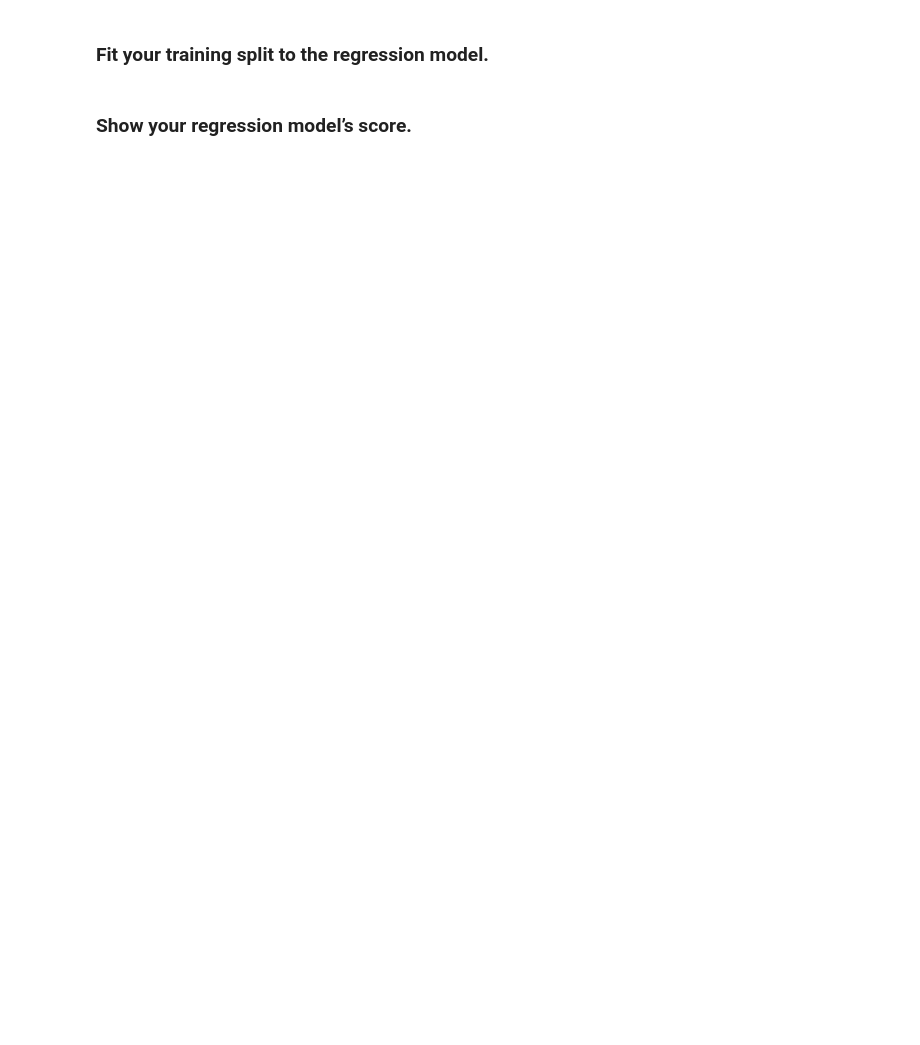
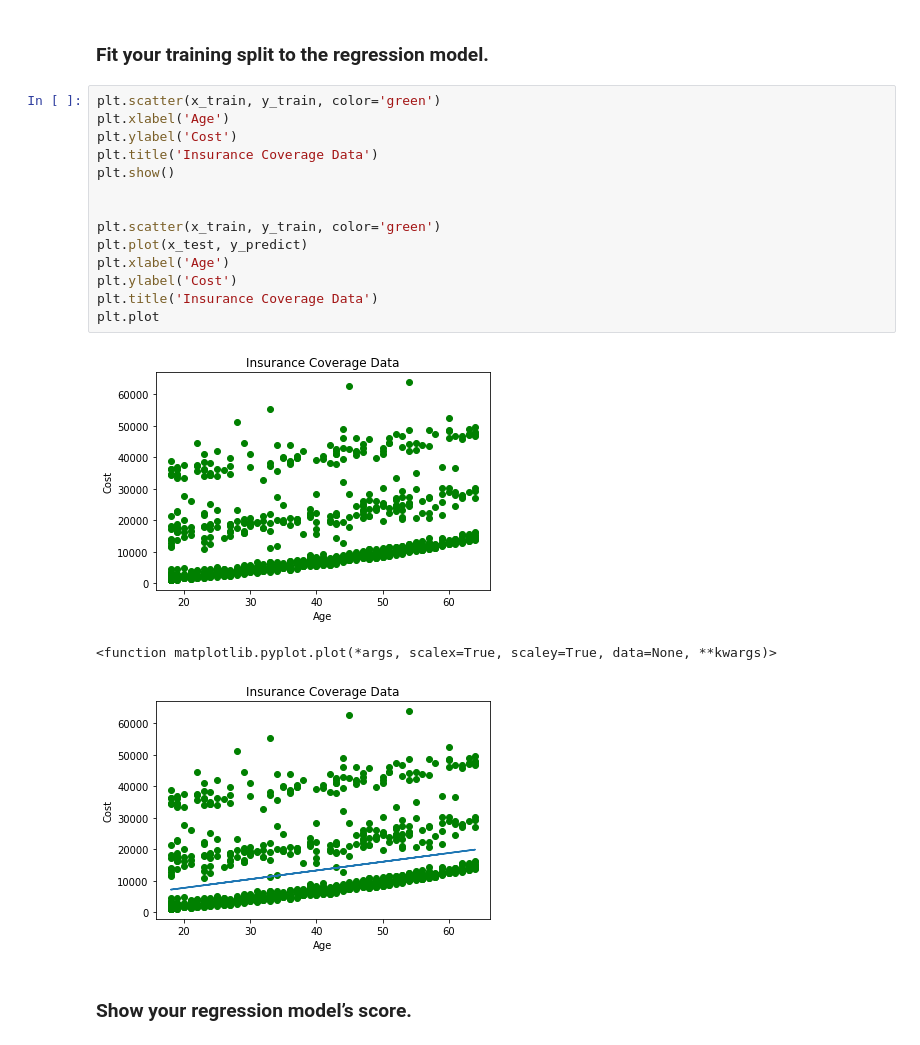
Before and after one commit to Choi702/linear-regression, a Jupyter notebook: linear-regression/regression.ipynb, the cells around one changed output. Saved outputs shown, nothing was run; the diff lists cells and outputs as text; blank space fills up the shorter version.

```diff
--- a/linear-regression/regression.ipynb
+++ b/linear-regression/regression.ipynb
@@ -33,4 +77,22 @@ pizzas = pd.DataFrame(values, colums = [ 'brand', 'cal'])
 # %% [markdown]
 ### Fit your training split to the regression model.
+# %%
+plt.scatter(x_train, y_train, color='green')
+plt.xlabel('Age')
+plt.ylabel('Cost')
+plt.title('Insurance Coverage Data')
+plt.show()
+
+
+plt.scatter(x_train, y_train, color='green')
+plt.plot(x_test, y_predict)
+plt.xlabel('Age')
+plt.ylabel('Cost')
+plt.title('Insurance Coverage Data')
+plt.plot
+# %% [output]
+[figure, added]
+<function matplotlib.pyplot.plot(*args, scalex=True, scaley=True, data=None, **kwargs)>
+[figure, added]
 # %% [markdown]
 ### Show your regression model’s score.
```
Also changed, not shown: parts of 10 cells of this notebook, 2 other files.
